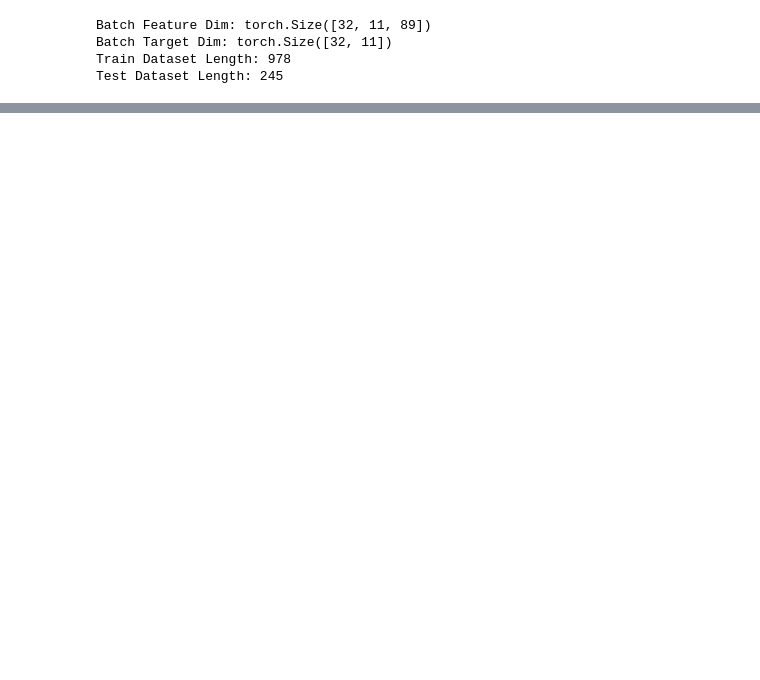
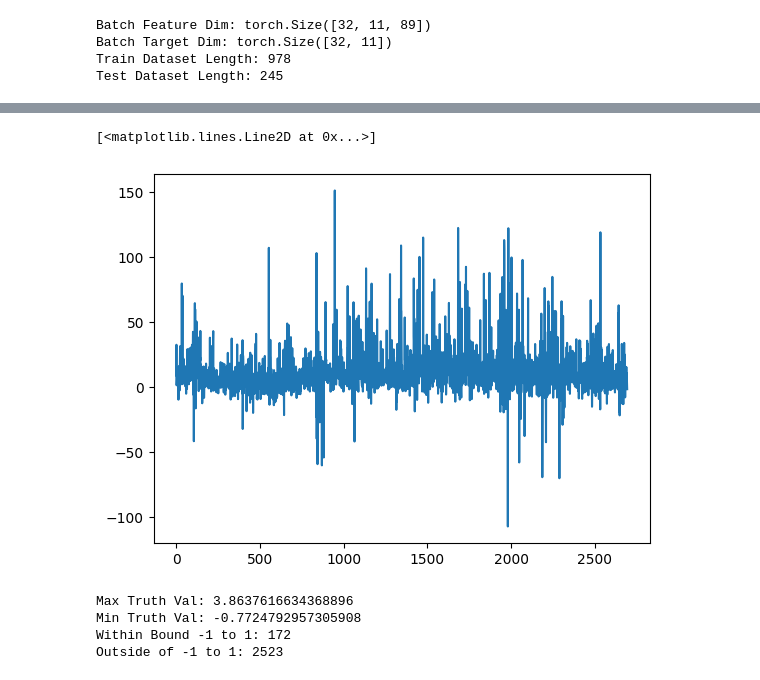
Before and after one commit to Retrospek/AlphaGrid, a Jupyter notebook: train.ipynb, the cells around one changed output, grey strips where cells are left out. Cells and saved outputs as stored; diff of their text form; code cells hidden in the pictures; blank space fills up the shorter version.

```diff
--- a/train.ipynb
+++ b/train.ipynb
@@ -119,12 +104,12 @@ EdgeCentricNetwork(
   )
 )
 # %%
-LR = 1e-3
+LR = 4e-5
 optimizer = optim.Adam(params=model.parameters(), lr=LR)
-criterion = nn.MSELoss()
-
-epoch_num = 100
+criterion = nn.SmoothL1Loss()
 # %%
+epoch_num = 2000
+
 epoch_losses = []
 batch_losses = []
 
@@ -136,8 +121,7 @@ for epoch in range(epoch_num):
     for features, targets in train_loader:
         features = features.to(device)
         targets = targets.unsqueeze(2).to(device)
-        #print(torch.isnan(features).any())
-        #print(torch.isinf(features).any())
+
         optimizer.zero_grad()
 
         output = model(features)
@@ -147,7 +131,7 @@ for epoch in range(epoch_num):
         loss.backward()
         optimizer.step()
 
-        batch_losses.append(loss)
+        batch_losses.append(loss.item())
         epoch_loss += loss.item()
         loop.set_postfix(loss=loss.item())
 
@@ -174,0 +154,30 @@ plt.plot(epoch_losses)
+# %%
+# Inference
+model.eval()
+
+test_loss = 0.0
+test_losses = []
+outputs = []
+truths = []
+
+for features, targets in test_loader:
+
+    features = features.to(device)
+    targets = targets.to(device)
+    output = model(features).squeeze(2)
+
+    outputs.append(output.cpu().flatten())
+    truths.append(targets.cpu().flatten())
+
+    #print(f"Target Shape: {targets.shape}")
+    #print(f"Output Shape: {outputs.shape}")
+    loss = criterion(output, targets)
+
+    test_losses.append(loss.item())
+
+    test_loss += loss.item()
+
+print(f"Total Test Loss: {test_loss}")
+
+all_outputs = torch.cat(outputs).detach().numpy()
+all_truths = torch.cat(truths).detach().numpy()
@@ -174,0 +186,31 @@ plt.plot(epoch_losses)
+# %%
+plt.plot(all_outputs)
+# %% [output]
+[<matplotlib.lines.Line2D at 0x...>]
+[figure, added]
+# %%
+count_bound = 0
+count_no_bound = 0
+
+within_bounds_outputs = []
+within_bounds_truths = []
+
+max_truth, min_truth = np.max(all_truths), np.min(all_truths)
+print(f"Max Truth Val: {max_truth}")
+print(f"Min Truth Val: {min_truth}")
+
+for idx, pred in enumerate(all_outputs):
+    if pred >= -1 and pred <= 1 and all_truths[idx] >= -1 and all_truths[idx] <= 1:
+        count_bound += 1
+        within_bounds_outputs.append(all_outputs[idx])
+        within_bounds_truths.append(all_truths[idx])
+    else:
+        count_no_bound+=1
+
+print(f"Within Bound -1 to 1: {count_bound}")
+print(f"Outside of -1 to 1: {count_no_bound}")
+# %% [output]
+Max Truth Val: 3.8637616634368896
+Min Truth Val: -0.7724792957305908
+Within Bound -1 to 1: 172
+Outside of -1 to 1: 2523
```
Also changed, not shown: parts of 8 cells of this notebook, 2 other files.
